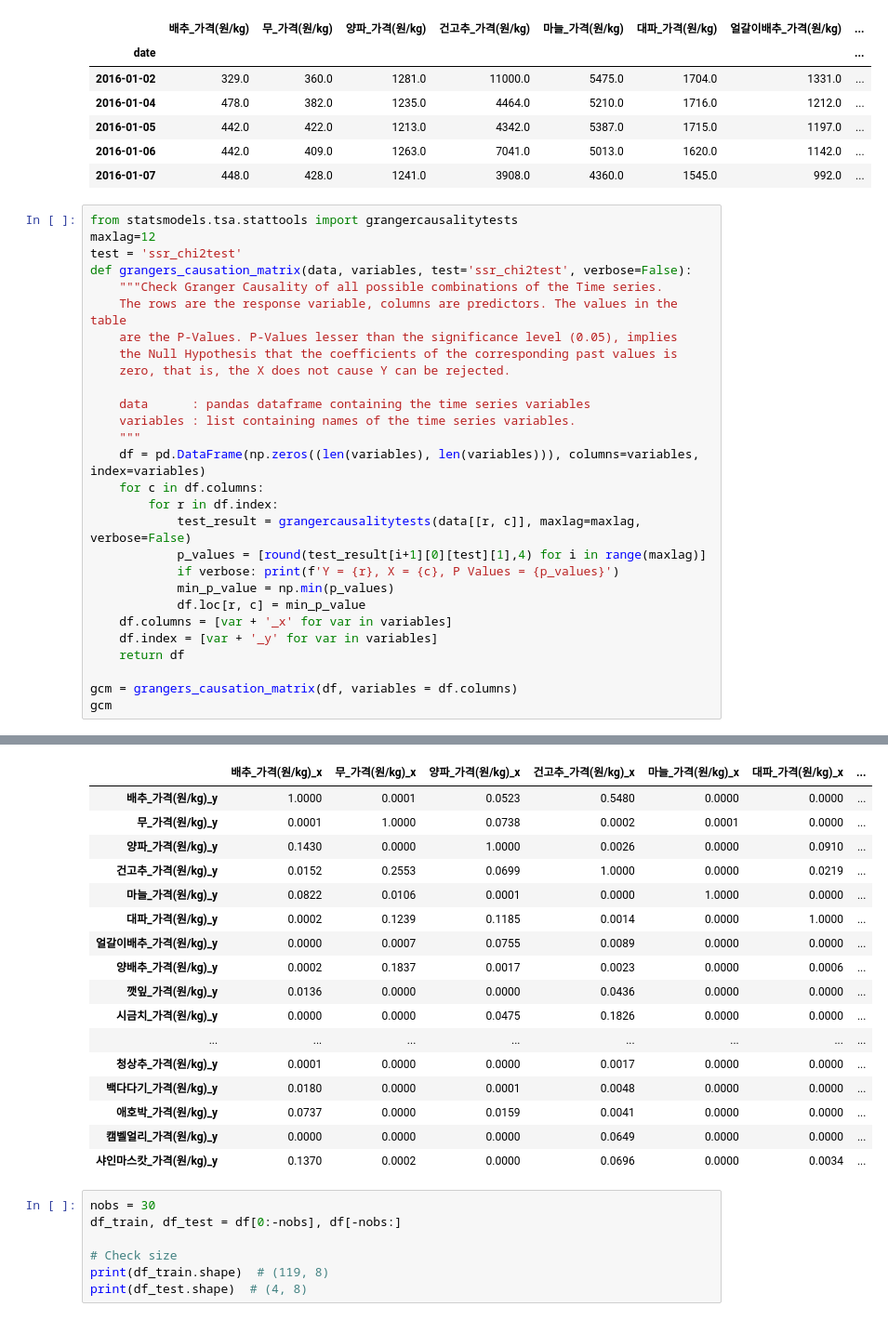
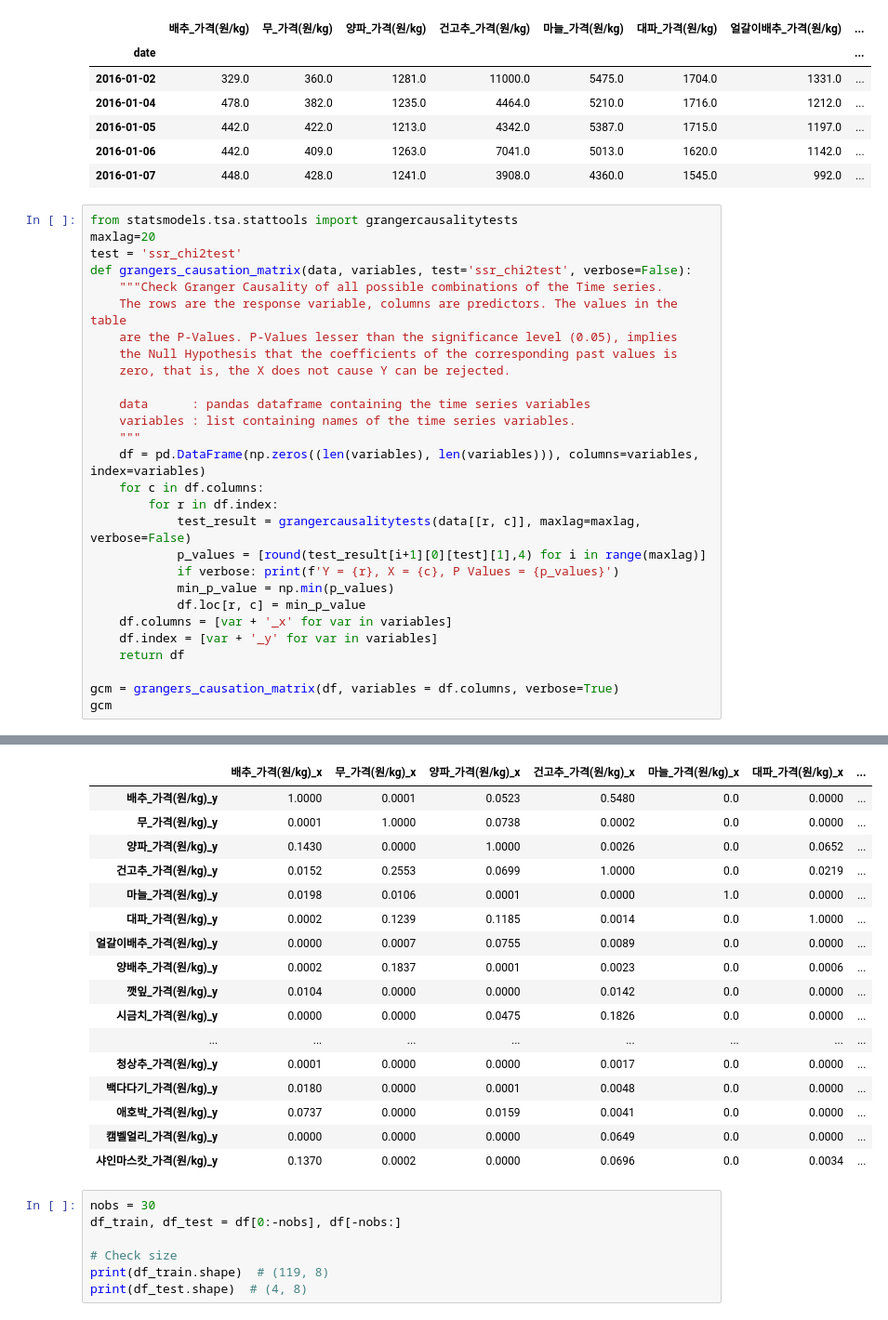
Before and after one commit to LoveDH/dacon-projects, a Jupyter notebook: 농산물_가격예측/vector_autoregression.ipynb, the cells around one changed output, grey strips where cells are left out. Shown at 93% size. Cells and saved outputs as stored; diff of their text form.

```diff
--- a/농산물_가격예측/test.ipynb
+++ b/농산물_가격예측/vector_autoregression.ipynb
@@ -40,7 +40,7 @@ df.head()
 | 2016-01-07 | 448.0 | 428.0 | 1241.0 | 3908.0 | 4360.0 | 1545.0 | 992.0 | ... |
 # %%
 from statsmodels.tsa.stattools import grangercausalitytests
-maxlag=12
+maxlag=20
 test = 'ssr_chi2test'
 def grangers_causation_matrix(data, variables, test='ssr_chi2test', verbose=False):
     """Check Granger Causality of all possible combinations of the Time series.
@@ -64,6 +64,6 @@ def grangers_causation_matrix(data, variables, test='ssr_chi2test', verbose=Fals
     df.index = [var + '_y' for var in variables]
     return df
 
-gcm = grangers_causation_matrix(df, variables = df.columns)
+gcm = grangers_causation_matrix(df, variables = df.columns, verbose=True)
 gcm
 # %% [output]
@@ -70,20 +87,20 @@ gcm
 |  | 배추_가격(원/kg)_x | 무_가격(원/kg)_x | 양파_가격(원/kg)_x | 건고추_가격(원/kg)_x | 마늘_가격(원/kg)_x | 대파_가격(원/kg)_x | ... |
-| 배추_가격(원/kg)_y | 1.0000 | 0.0001 | 0.0523 | 0.5480 | 0.0000 | 0.0000 | ... |
-| 무_가격(원/kg)_y | 0.0001 | 1.0000 | 0.0738 | 0.0002 | 0.0001 | 0.0000 | ... |
-| 양파_가격(원/kg)_y | 0.1430 | 0.0000 | 1.0000 | 0.0026 | 0.0000 | 0.0910 | ... |
-| 건고추_가격(원/kg)_y | 0.0152 | 0.2553 | 0.0699 | 1.0000 | 0.0000 | 0.0219 | ... |
-| 마늘_가격(원/kg)_y | 0.0822 | 0.0106 | 0.0001 | 0.0000 | 1.0000 | 0.0000 | ... |
-| 대파_가격(원/kg)_y | 0.0002 | 0.1239 | 0.1185 | 0.0014 | 0.0000 | 1.0000 | ... |
-| 얼갈이배추_가격(원/kg)_y | 0.0000 | 0.0007 | 0.0755 | 0.0089 | 0.0000 | 0.0000 | ... |
-| 양배추_가격(원/kg)_y | 0.0002 | 0.1837 | 0.0017 | 0.0023 | 0.0000 | 0.0006 | ... |
-| 깻잎_가격(원/kg)_y | 0.0136 | 0.0000 | 0.0000 | 0.0436 | 0.0000 | 0.0000 | ... |
-| 시금치_가격(원/kg)_y | 0.0000 | 0.0000 | 0.0475 | 0.1826 | 0.0000 | 0.0000 | ... |
+| 배추_가격(원/kg)_y | 1.0000 | 0.0001 | 0.0523 | 0.5480 | 0.0 | 0.0000 | ... |
+| 무_가격(원/kg)_y | 0.0001 | 1.0000 | 0.0738 | 0.0002 | 0.0 | 0.0000 | ... |
+| 양파_가격(원/kg)_y | 0.1430 | 0.0000 | 1.0000 | 0.0026 | 0.0 | 0.0652 | ... |
+| 건고추_가격(원/kg)_y | 0.0152 | 0.2553 | 0.0699 | 1.0000 | 0.0 | 0.0219 | ... |
+| 마늘_가격(원/kg)_y | 0.0198 | 0.0106 | 0.0001 | 0.0000 | 1.0 | 0.0000 | ... |
+| 대파_가격(원/kg)_y | 0.0002 | 0.1239 | 0.1185 | 0.0014 | 0.0 | 1.0000 | ... |
+| 얼갈이배추_가격(원/kg)_y | 0.0000 | 0.0007 | 0.0755 | 0.0089 | 0.0 | 0.0000 | ... |
+| 양배추_가격(원/kg)_y | 0.0002 | 0.1837 | 0.0001 | 0.0023 | 0.0 | 0.0006 | ... |
+| 깻잎_가격(원/kg)_y | 0.0104 | 0.0000 | 0.0000 | 0.0142 | 0.0 | 0.0000 | ... |
+| 시금치_가격(원/kg)_y | 0.0000 | 0.0000 | 0.0475 | 0.1826 | 0.0 | 0.0000 | ... |
 | ... | ... | ... | ... | ... | ... | ... | ... |
-| 청상추_가격(원/kg)_y | 0.0001 | 0.0000 | 0.0000 | 0.0017 | 0.0000 | 0.0000 | ... |
-| 백다다기_가격(원/kg)_y | 0.0180 | 0.0000 | 0.0001 | 0.0048 | 0.0000 | 0.0000 | ... |
-| 애호박_가격(원/kg)_y | 0.0737 | 0.0000 | 0.0159 | 0.0041 | 0.0000 | 0.0000 | ... |
-| 캠벨얼리_가격(원/kg)_y | 0.0000 | 0.0000 | 0.0000 | 0.0649 | 0.0000 | 0.0000 | ... |
-| 샤인마스캇_가격(원/kg)_y | 0.1370 | 0.0002 | 0.0000 | 0.0696 | 0.0000 | 0.0034 | ... |
+| 청상추_가격(원/kg)_y | 0.0001 | 0.0000 | 0.0000 | 0.0017 | 0.0 | 0.0000 | ... |
+| 백다다기_가격(원/kg)_y | 0.0180 | 0.0000 | 0.0001 | 0.0048 | 0.0 | 0.0000 | ... |
+| 애호박_가격(원/kg)_y | 0.0737 | 0.0000 | 0.0159 | 0.0041 | 0.0 | 0.0000 | ... |
+| 캠벨얼리_가격(원/kg)_y | 0.0000 | 0.0000 | 0.0000 | 0.0649 | 0.0 | 0.0000 | ... |
+| 샤인마스캇_가격(원/kg)_y | 0.1370 | 0.0002 | 0.0000 | 0.0696 | 0.0 | 0.0034 | ... |
 # %%
 nobs = 30
 df_train, df_test = df[0:-nobs], df[-nobs:]
```
Also changed, not shown: parts of 1 cell of this notebook, 1 other file.
